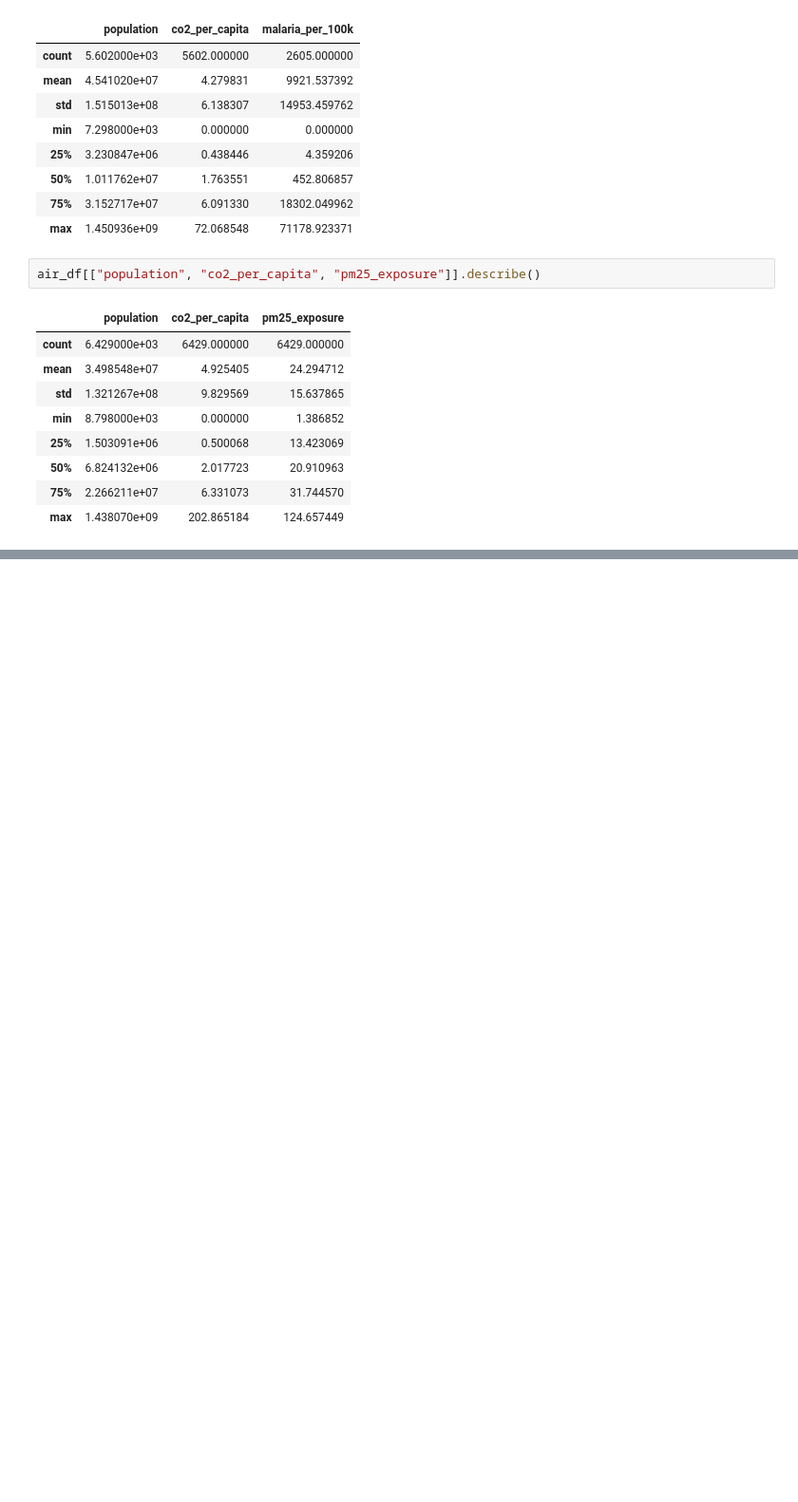
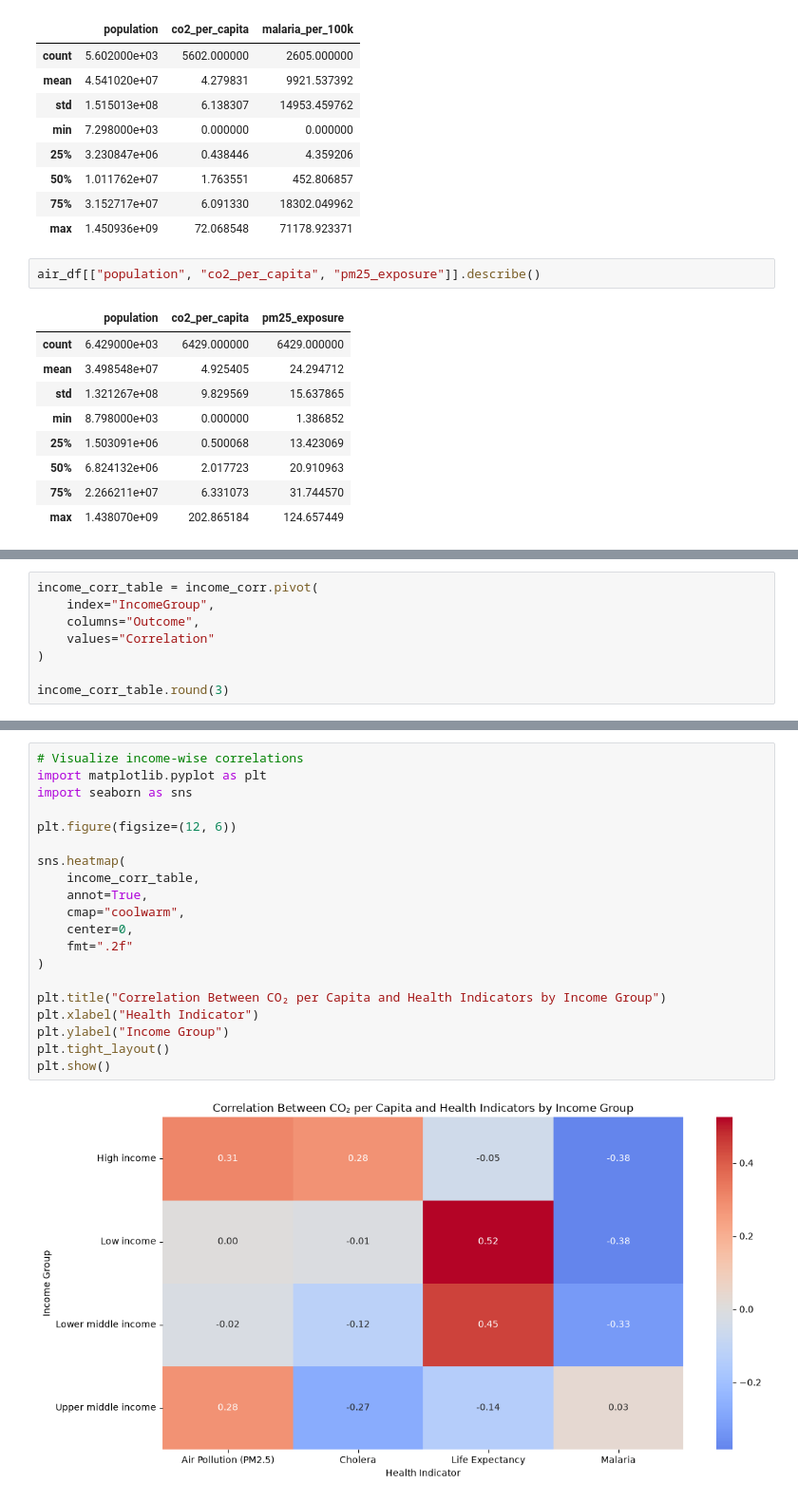
Before and after one commit to SaniyaShaikh-sxc/climate-health-lifestyle-analysis, a Jupyter notebook: final_loaded_datasets.ipynb, the cells around one changed output, grey strips where cells are left out. Shown at 95% size. Saved outputs shown, nothing was run; the diff lists cells and outputs as text; blank space fills up the shorter version.

Commit message:
Add CO2 correlation analysis by income group and country

```diff
--- a/final_loaded_datasets.ipynb
+++ b/final_loaded_datasets.ipynb
@@ -550,0 +629,8 @@ air_df[["population", "co2_per_capita", "pm25_exposure"]].describe()
+# %%
+income_corr_table = income_corr.pivot(
+    index="IncomeGroup",
+    columns="Outcome",
+    values="Correlation"
+)
+
+income_corr_table.round(3)
@@ -550,0 +644,22 @@ air_df[["population", "co2_per_capita", "pm25_exposure"]].describe()
+# %%
+# Visualize income-wise correlations
+import matplotlib.pyplot as plt
+import seaborn as sns
+
+plt.figure(figsize=(12, 6))
+
+sns.heatmap(
+    income_corr_table,
+    annot=True,
+    cmap="coolwarm",
+    center=0,
+    fmt=".2f"
+)
+
+plt.title("Correlation Between CO₂ per Capita and Health Indicators by Income Group")
+plt.xlabel("Health Indicator")
+plt.ylabel("Income Group")
+plt.tight_layout()
+plt.show()
+# %% [output]
+[figure, added]
```
Also changed, not shown: parts of 14 cells of this notebook, 4 other files.
